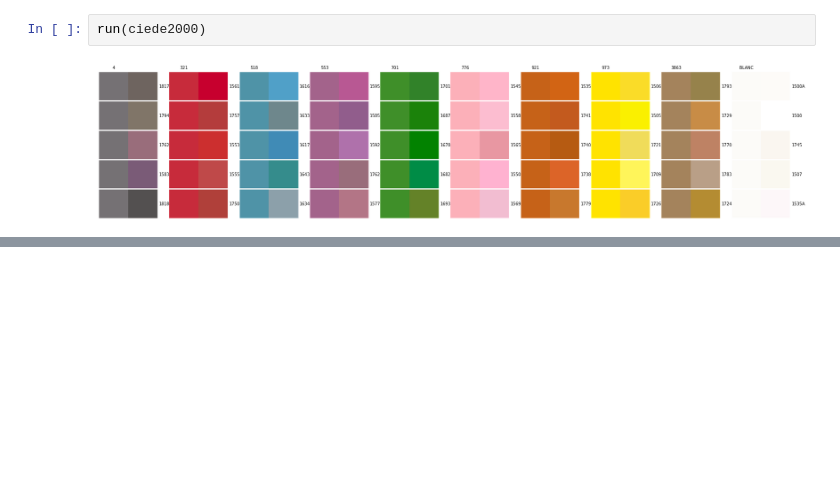
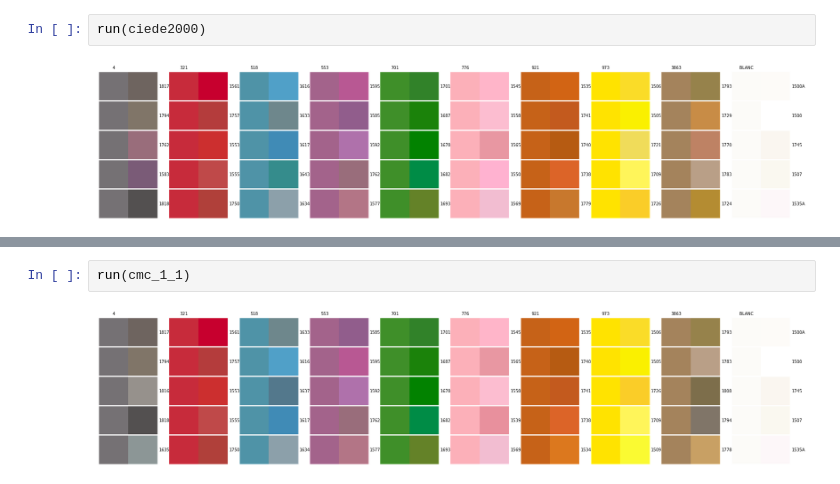
Before and after one commit to JuliaSzulc/flossverter, a Jupyter notebook: metrics_test.ipynb, the cells around one changed output, grey strips where cells are left out. Cells and saved outputs as stored; diff of their text form; blank space fills up the shorter version.

```diff
--- a/metrics_test.ipynb
+++ b/metrics_test.ipynb
@@ -146,0 +158,4 @@ run(ciede2000)
+# %%
+run(cmc_1_1)
+# %% [output]
+[figure, added]
```
Also changed, not shown: parts of 3 cells of this notebook, 4 other files.
